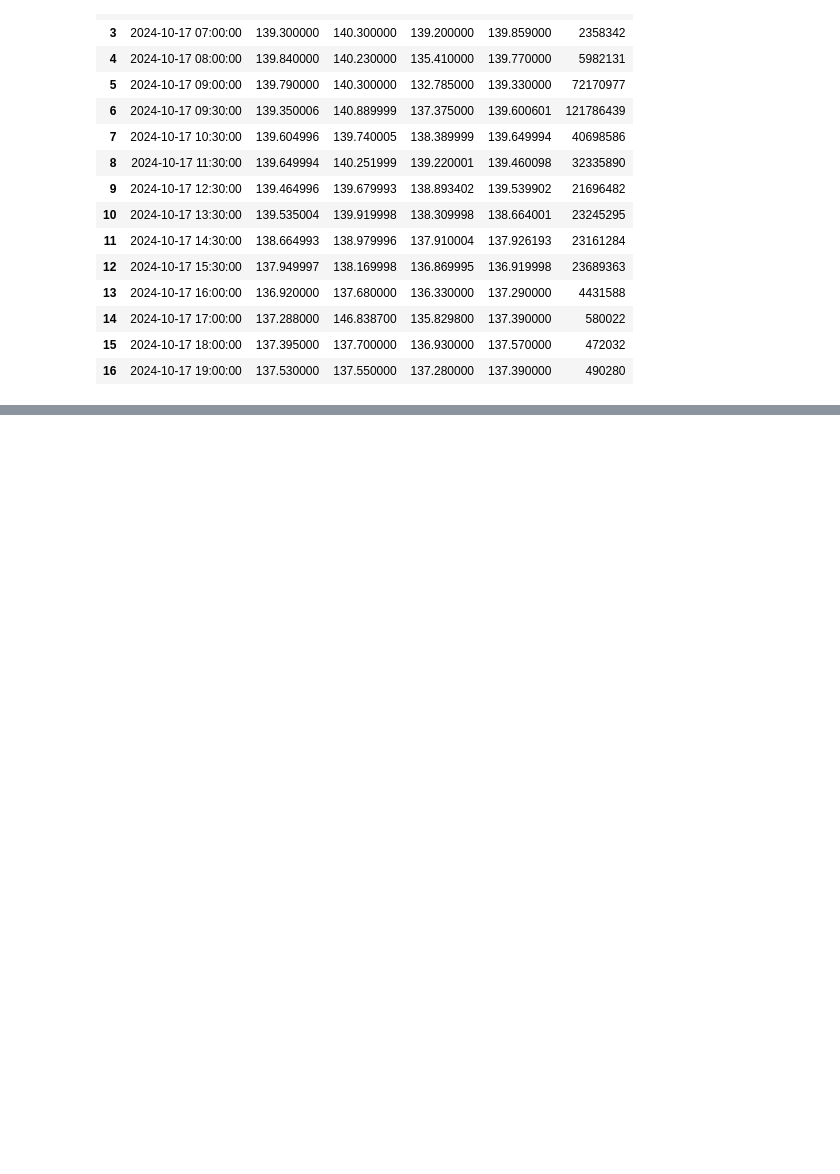
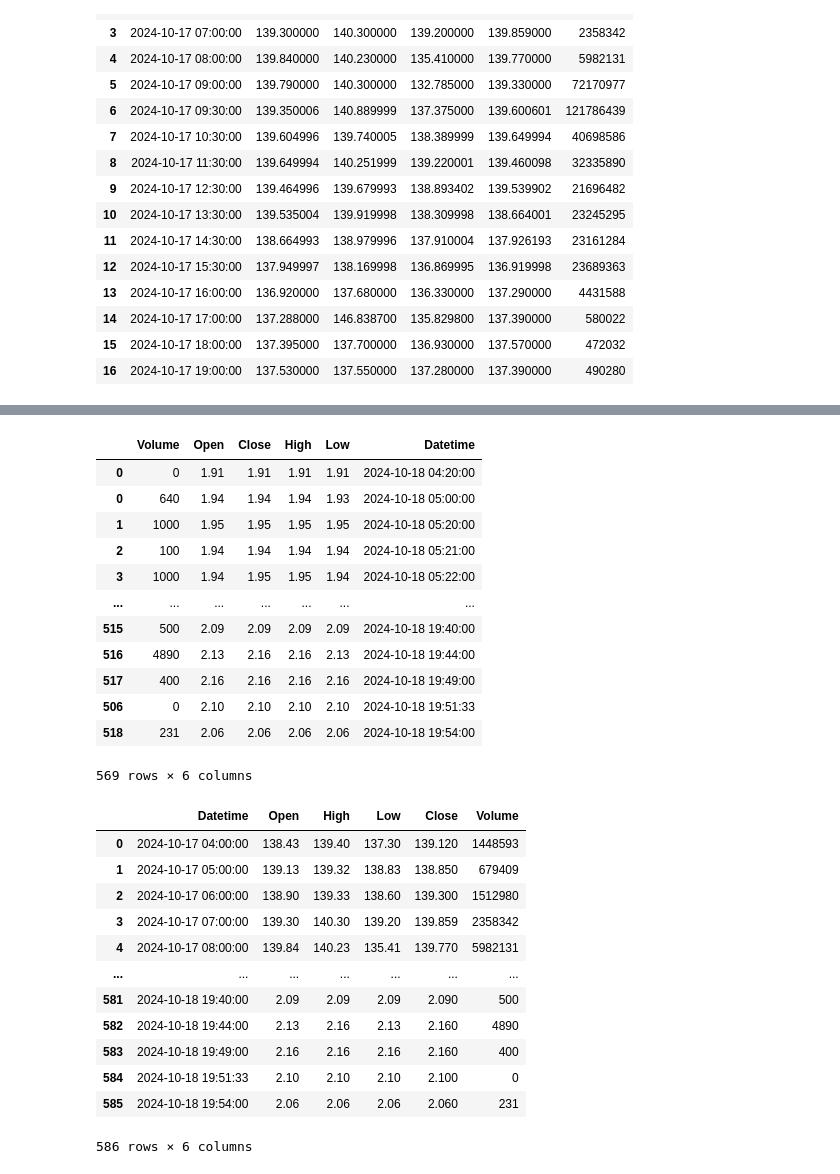
Before and after one commit to gcfc/money-tree, a Jupyter notebook: scratch_python.ipynb, the cells around one changed output, grey strips where cells are left out. Drawn from its saved outputs; the diff is of its cells as text; code cells hidden in the pictures; blank space fills up the shorter version.

```diff
--- a/scratch_python.ipynb
+++ b/scratch_python.ipynb
@@ -300,7 +300,7 @@ WARNING: Empty YF query!
 # %%
 from download import *
 import datetime as dt
-data = get_historical_data("NVDA", "1h", dt.date(2024,10,17), dt.date(2024,10,17), save_to_pickle=False)
+data = download_and_save("NVDA", "1h", dt.date(2024,10,17), dt.date(2024,10,17), save_to_pickle=False)
 display(data)
 # %% [output]
 Business days loaded!
@@ -323,3 +323,9 @@ Downloading:    NVDA    1h      2024-10-17      2024-10-17
 | 14 | 2024-10-17 17:00:00 | 137.288000 | 146.838700 | 135.829800 | 137.390000 | 580022 |
 | 15 | 2024-10-17 18:00:00 | 137.395000 | 137.700000 | 136.930000 | 137.570000 | 472032 |
 | 16 | 2024-10-17 19:00:00 | 137.530000 | 137.550000 | 137.280000 | 137.390000 | 490280 |
+# %%
+empty_df = download_and_save("BBLG", interval="1m", start=dt.date.today(), end=dt.date.today())
+display(empty_df)
+data = data.merge(empty_df, how='outer')
+display(data)
+# %% [output]
@@ -325,0 +333,26 @@ Downloading:    NVDA    1h      2024-10-17      2024-10-17
+|  | Volume | Open | Close | High | Low | Datetime |
+| 0 | 0 | 1.91 | 1.91 | 1.91 | 1.91 | 2024-10-18 04:20:00 |
+| 0 | 640 | 1.94 | 1.94 | 1.94 | 1.93 | 2024-10-18 05:00:00 |
+| 1 | 1000 | 1.95 | 1.95 | 1.95 | 1.95 | 2024-10-18 05:20:00 |
+| 2 | 100 | 1.94 | 1.94 | 1.94 | 1.94 | 2024-10-18 05:21:00 |
+| 3 | 1000 | 1.94 | 1.95 | 1.95 | 1.94 | 2024-10-18 05:22:00 |
+| ... | ... | ... | ... | ... | ... | ... |
+| 515 | 500 | 2.09 | 2.09 | 2.09 | 2.09 | 2024-10-18 19:40:00 |
+| 516 | 4890 | 2.13 | 2.16 | 2.16 | 2.13 | 2024-10-18 19:44:00 |
+| 517 | 400 | 2.16 | 2.16 | 2.16 | 2.16 | 2024-10-18 19:49:00 |
+| 506 | 0 | 2.10 | 2.10 | 2.10 | 2.10 | 2024-10-18 19:51:33 |
+| 518 | 231 | 2.06 | 2.06 | 2.06 | 2.06 | 2024-10-18 19:54:00 |
+569 rows × 6 columns
+|  | Datetime | Open | High | Low | Close | Volume |
+| 0 | 2024-10-17 04:00:00 | 138.43 | 139.40 | 137.30 | 139.120 | 1448593 |
+| 1 | 2024-10-17 05:00:00 | 139.13 | 139.32 | 138.83 | 138.850 | 679409 |
+| 2 | 2024-10-17 06:00:00 | 138.90 | 139.33 | 138.60 | 139.300 | 1512980 |
+| 3 | 2024-10-17 07:00:00 | 139.30 | 140.30 | 139.20 | 139.859 | 2358342 |
+| 4 | 2024-10-17 08:00:00 | 139.84 | 140.23 | 135.41 | 139.770 | 5982131 |
+| ... | ... | ... | ... | ... | ... | ... |
+| 581 | 2024-10-18 19:40:00 | 2.09 | 2.09 | 2.09 | 2.090 | 500 |
+| 582 | 2024-10-18 19:44:00 | 2.13 | 2.16 | 2.13 | 2.160 | 4890 |
+| 583 | 2024-10-18 19:49:00 | 2.16 | 2.16 | 2.16 | 2.160 | 400 |
+| 584 | 2024-10-18 19:51:33 | 2.10 | 2.10 | 2.10 | 2.100 | 0 |
+| 585 | 2024-10-18 19:54:00 | 2.06 | 2.06 | 2.06 | 2.060 | 231 |
+586 rows × 6 columns
```
Also changed, not shown: parts of 7 cells of this notebook, 6 other files.
